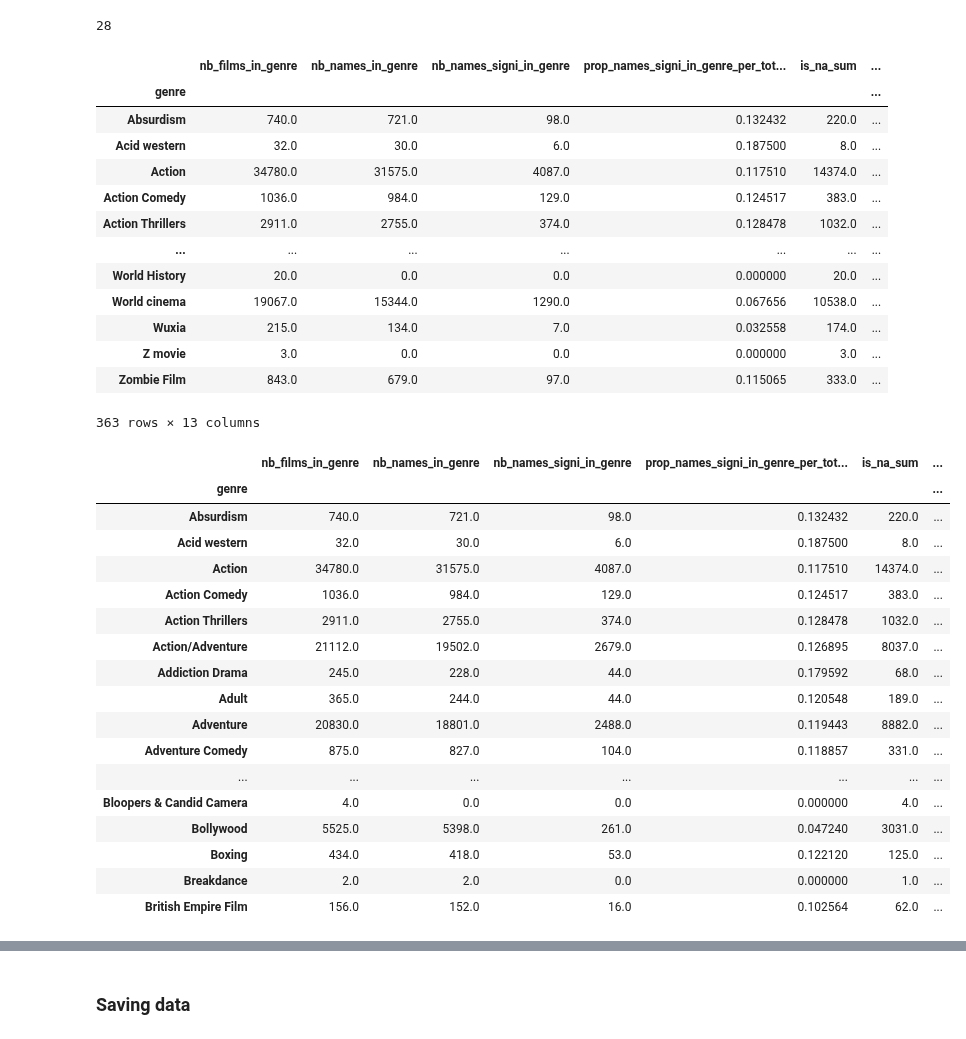
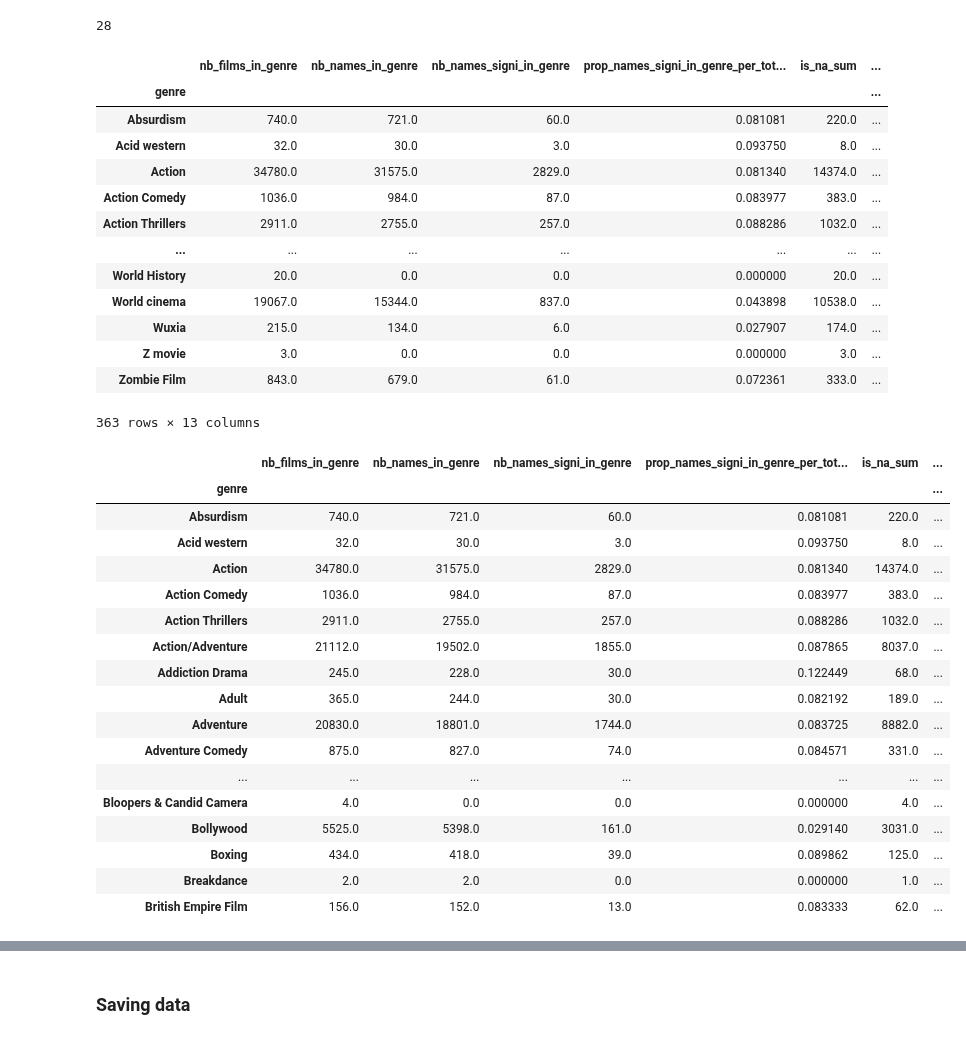
Before and after one commit to epfl-ada/ada-2023-project-abadakor, a Jupyter notebook: parallel_questions.ipynb, the cells around one changed output, grey strips where cells are left out. Saved outputs shown, nothing was run; the diff lists cells and outputs as text; code cells hidden in the pictures.

```diff
--- a/parallel_questions.ipynb
+++ b/parallel_questions.ipynb
@@ -28,6 +28,9 @@ display(name_by_movie_df)
 movie_genres_df = pd.read_csv(os.path.join(folder_processed_data_path, 'movie_genres_df.csv'))
 movie_genres_df.set_index(['wiki_ID'], inplace=True)
 display(movie_genres_df)
+
+# Selection of significance level
+alpha = 0.05
 # %% [output]
 |  | mov_name | year | month | revenue | numVotes | averageRating |
 | wiki_ID |  |  |  |  |  |  |
@@ -343,60 +343,60 @@ Name: wiki_ID, Length: 363, dtype: int64
 # %%
 # Compute proportion of impacted names by genre
 # Also computation of non significant and nan proportion for sanity check
 name_by_genre_prop_df = movie_genre_aggregate_df.groupby('genre').apply(lambda x: pd.Series({
         # Number of film in a given movie genre
         'nb_films_in_genre': x.reset_index()['wiki_ID'].count(),
         # Number of total different names that appear in a given movie genre
         'nb_names_in_genre': x['char_words'].count(),
         # Number of different names per genre that are significantly impacted by a movie release from that genre
-        'nb_names_signi_in_genre': x[x['p_value'] < 0.1]['char_words'].count(),
+        'nb_names_signi_in_genre': x[x['p_value'] < alpha]['char_words'].count(),
         # Proportion of names significantly impacted by a movie genre divided by total number of films in this movie genre
-        'prop_names_signi_in_genre_per_total_film_in_genre': (x[x['p_value'] < 0.1]['char_words'].count())/(x.reset_index()['wiki_ID'].count()),
+        'prop_names_signi_in_genre_per_total_film_in_genre': (x[x['p_value'] < alpha]['char_words'].count())/(x.reset_index()['wiki_ID'].count()),
         'is_na_sum': x['slope_change'].isna().sum(),
-        'prop_signif_per_genre': (x['p_value'] < 0.1).sum()/len(x['p_value']),
-        'prop_non_signi': (x['p_value'] > 0.1).sum()/len(x['p_value']),
+        'prop_signif_per_genre': (x['p_value'] < alpha).sum()/len(x['p_value']),
+        'prop_non_signi': (x['p_value'] > alpha).sum()/len(x['p_value']),
         'prop_nan': (x['p_value'].isna()).sum()/len(x['p_value']),
-        'avg_slope_change_significant': x[x['p_value'] < 0.1]['slope_change'].mean(),
-        'se_slope_change_significant': x[x['p_value'] < 0.1]['slope_change'].sem(),
-        'avg_mag_slope_change_significant': x[x['p_value'] < 0.1]['slope_change'].abs().mean(),
-        'se_mag_slope_change_significant': x[x['p_value'] < 0.1]['slope_change'].abs().sem(),
+        'avg_slope_change_significant': x[x['p_value'] < alpha]['slope_change'].mean(),
+        'se_slope_change_significant': x[x['p_value'] < alpha]['slope_change'].sem(),
+        'avg_mag_slope_change_significant': x[x['p_value'] < alpha]['slope_change'].abs().mean(),
+        'se_mag_slope_change_significant': x[x['p_value'] < alpha]['slope_change'].abs().sem(),
         'avg_slope_change_global': x['slope_change'].mean()
     }))
 display(name_by_genre_prop_df)
 name_by_genre_prop_df.head(50)
 # %% [output]
 |  | nb_films_in_genre | nb_names_in_genre | nb_names_signi_in_genre | prop_names_signi_in_genre_per_tot... | is_na_sum | ... |
 | genre |  |  |  |  |  | ... |
-| Absurdism | 740.0 | 721.0 | 98.0 | 0.132432 | 220.0 | ... |
-| Acid western | 32.0 | 30.0 | 6.0 | 0.187500 | 8.0 | ... |
-| Action | 34780.0 | 31575.0 | 4087.0 | 0.117510 | 14374.0 | ... |
-| Action Comedy | 1036.0 | 984.0 | 129.0 | 0.124517 | 383.0 | ... |
-| Action Thrillers | 2911.0 | 2755.0 | 374.0 | 0.128478 | 1032.0 | ... |
+| Absurdism | 740.0 | 721.0 | 60.0 | 0.081081 | 220.0 | ... |
+| Acid western | 32.0 | 30.0 | 3.0 | 0.093750 | 8.0 | ... |
+| Action | 34780.0 | 31575.0 | 2829.0 | 0.081340 | 14374.0 | ... |
+| Action Comedy | 1036.0 | 984.0 | 87.0 | 0.083977 | 383.0 | ... |
+| Action Thrillers | 2911.0 | 2755.0 | 257.0 | 0.088286 | 1032.0 | ... |
 | ... | ... | ... | ... | ... | ... | ... |
 | World History | 20.0 | 0.0 | 0.0 | 0.000000 | 20.0 | ... |
-| World cinema | 19067.0 | 15344.0 | 1290.0 | 0.067656 | 10538.0 | ... |
-| Wuxia | 215.0 | 134.0 | 7.0 | 0.032558 | 174.0 | ... |
+| World cinema | 19067.0 | 15344.0 | 837.0 | 0.043898 | 10538.0 | ... |
+| Wuxia | 215.0 | 134.0 | 6.0 | 0.027907 | 174.0 | ... |
 | Z movie | 3.0 | 0.0 | 0.0 | 0.000000 | 3.0 | ... |
-| Zombie Film | 843.0 | 679.0 | 97.0 | 0.115065 | 333.0 | ... |
+| Zombie Film | 843.0 | 679.0 | 61.0 | 0.072361 | 333.0 | ... |
 363 rows × 13 columns
 |  | nb_films_in_genre | nb_names_in_genre | nb_names_signi_in_genre | prop_names_signi_in_genre_per_tot... | is_na_sum | ... |
 | genre |  |  |  |  |  | ... |
-| Absurdism | 740.0 | 721.0 | 98.0 | 0.132432 | 220.0 | ... |
-| Acid western | 32.0 | 30.0 | 6.0 | 0.187500 | 8.0 | ... |
-| Action | 34780.0 | 31575.0 | 4087.0 | 0.117510 | 14374.0 | ... |
-| Action Comedy | 1036.0 | 984.0 | 129.0 | 0.124517 | 383.0 | ... |
-| Action Thrillers | 2911.0 | 2755.0 | 374.0 | 0.128478 | 1032.0 | ... |
-| Action/Adventure | 21112.0 | 19502.0 | 2679.0 | 0.126895 | 8037.0 | ... |
-| Addiction Drama | 245.0 | 228.0 | 44.0 | 0.179592 | 68.0 | ... |
-| Adult | 365.0 | 244.0 | 44.0 | 0.120548 | 189.0 | ... |
-| Adventure | 20830.0 | 18801.0 | 2488.0 | 0.119443 | 8882.0 | ... |
-| Adventure Comedy | 875.0 | 827.0 | 104.0 | 0.118857 | 331.0 | ... |
+| Absurdism | 740.0 | 721.0 | 60.0 | 0.081081 | 220.0 | ... |
+| Acid western | 32.0 | 30.0 | 3.0 | 0.093750 | 8.0 | ... |
+| Action | 34780.0 | 31575.0 | 2829.0 | 0.081340 | 14374.0 | ... |
+| Action Comedy | 1036.0 | 984.0 | 87.0 | 0.083977 | 383.0 | ... |
+| Action Thrillers | 2911.0 | 2755.0 | 257.0 | 0.088286 | 1032.0 | ... |
+| Action/Adventure | 21112.0 | 19502.0 | 1855.0 | 0.087865 | 8037.0 | ... |
+| Addiction Drama | 245.0 | 228.0 | 30.0 | 0.122449 | 68.0 | ... |
+| Adult | 365.0 | 244.0 | 30.0 | 0.082192 | 189.0 | ... |
+| Adventure | 20830.0 | 18801.0 | 1744.0 | 0.083725 | 8882.0 | ... |
+| Adventure Comedy | 875.0 | 827.0 | 74.0 | 0.084571 | 331.0 | ... |
 | ... | ... | ... | ... | ... | ... | ... |
 | Bloopers & Candid Camera | 4.0 | 0.0 | 0.0 | 0.000000 | 4.0 | ... |
-| Bollywood | 5525.0 | 5398.0 | 261.0 | 0.047240 | 3031.0 | ... |
-| Boxing | 434.0 | 418.0 | 53.0 | 0.122120 | 125.0 | ... |
+| Bollywood | 5525.0 | 5398.0 | 161.0 | 0.029140 | 3031.0 | ... |
+| Boxing | 434.0 | 418.0 | 39.0 | 0.089862 | 125.0 | ... |
 | Breakdance | 2.0 | 2.0 | 0.0 | 0.000000 | 1.0 | ... |
-| British Empire Film | 156.0 | 152.0 | 16.0 | 0.102564 | 62.0 | ... |
+| British Empire Film | 156.0 | 152.0 | 13.0 | 0.083333 | 62.0 | ... |
 # %%
 name_by_genre_prop_df.isna().sum()
 # Drop NaN values
```
Also changed, not shown: parts of 9 cells of this notebook, 5 other files.
